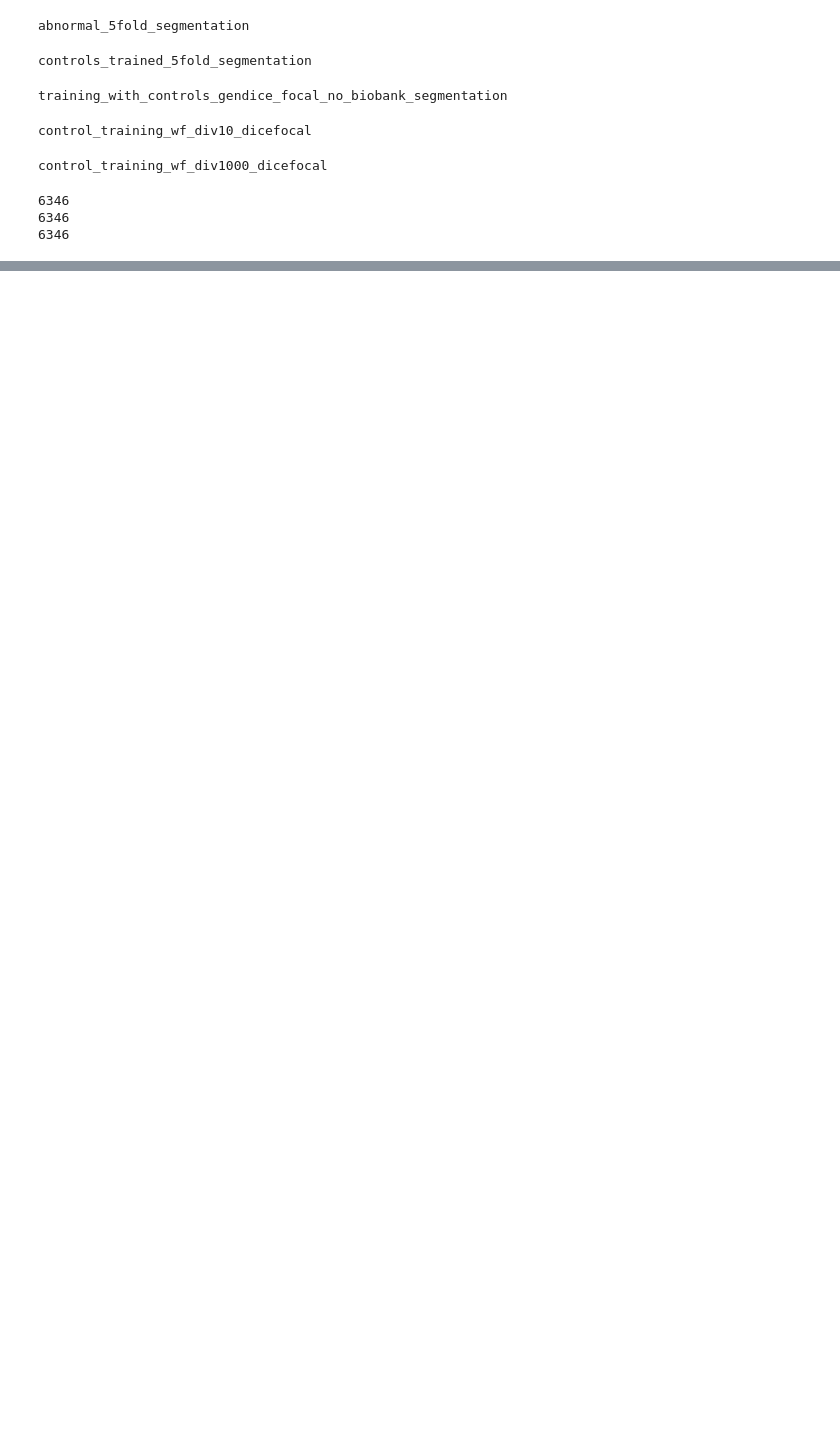
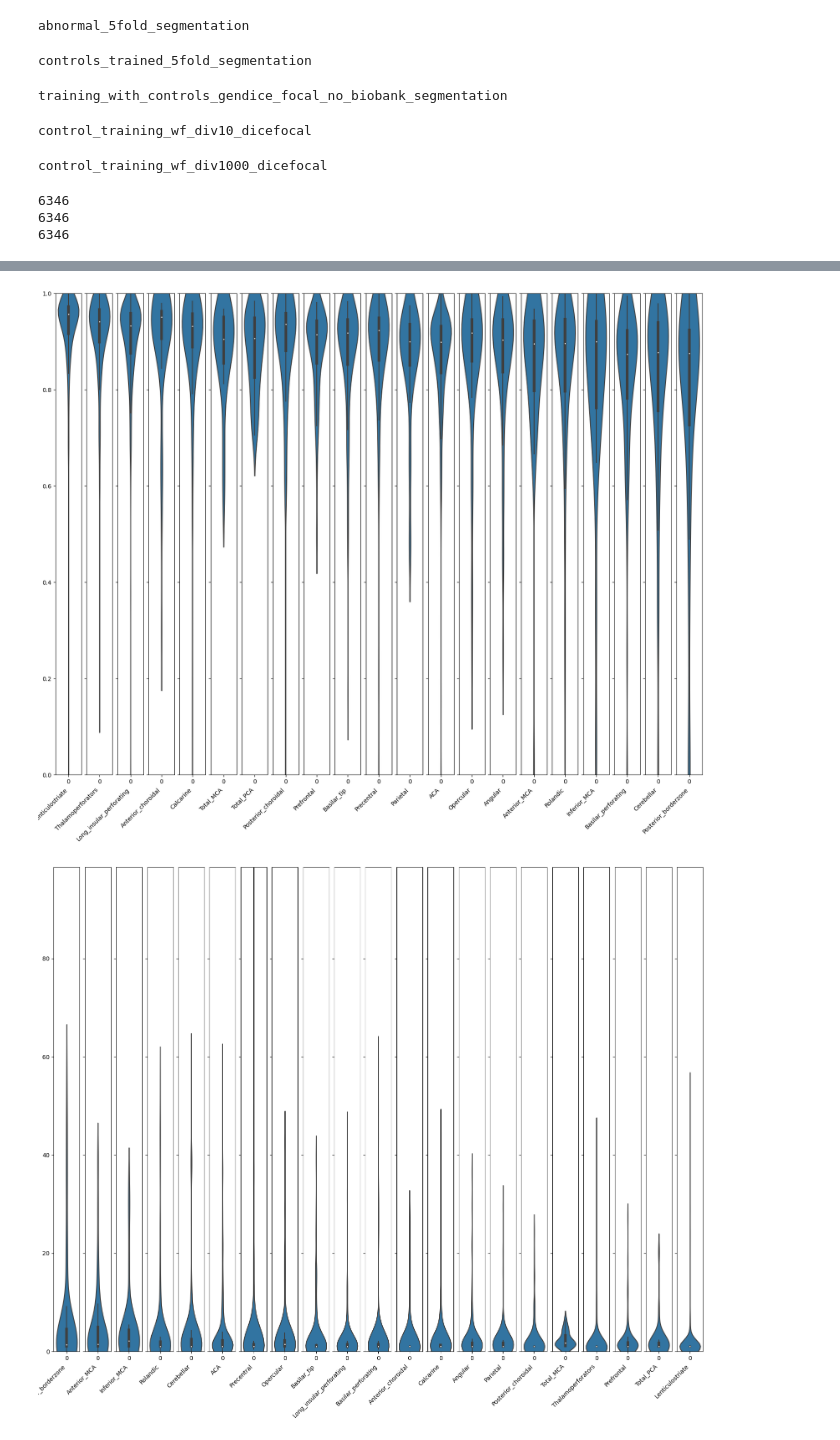
Before and after one commit to chrisfoulon/lesseg_unet, a Jupyter notebook: lesseg_unet/segmentatation_output_pipelines.ipynb, the cells around one changed output, grey strips where cells are left out. Drawn from its saved outputs; the diff is of its cells as text; code cells hidden in the pictures; blank space fills up the shorter version.

```diff
--- a/lesseg_unet/segmentatation_output_pipelines.ipynb
+++ b/lesseg_unet/segmentatation_output_pipelines.ipynb
@@ -564,0 +629,13 @@ Name: 0, dtype: object
+# %%
+from lesseg_unet.utils import create_perf_df_from_folds_root
+fold_root_folder = '/media/chrisfoulon/HDD2/final_training_set/control_training_wf_div1000_dicefocal'
+info_dict = open_json('/media/chrisfoulon/HDD2/final_training_set/cleaned_abnormal_b1000_info_dict_label_size.json')
+div1000_perf_df = create_perf_df_from_folds_root(fold_root_folder, info_dict)
+# save the div1000_perf_df in div1000_folder
+div1000_perf_df.to_csv(Path(fold_root_folder, 'complete_perf_df.csv'), columns=div1000_perf_df.columns)
+# print(len(div1000_perf_df))
+# perf_dict = div1000_perf_df.to_dict(orient='index')
+# print(len(perf_dict))
+# # save the perf_dict
+# if not len(perf_dict) > 3000:
+#     save_json(Path(fold_root_folder, 'complete_perf_dict.json'), perf_dict)
@@ -564,0 +672,13 @@ Name: 0, dtype: object
+# %%
+# print first row of df
+# print(div1000_perf_df.iloc[0])
+# convert div1000_perf_df to a dict with the column 'key' as keys
+perf_dict = {}
+print(len(div1000_perf_df))
+# print number of unique 'key' values
+print(len(div1000_perf_df['key'].unique()))
+for ind, row in tqdm(div1000_perf_df.iterrows()):
+    k = row['key']
+    perf_dict[k] = row.to_dict()
+print(len(perf_dict))
+# print first key and value
@@ -564,0 +832,9 @@ Name: 0, dtype: object
+# %%
+# use the function on the perf_dict for div1000 with dice_metric, distance and distance_ratio and volume_ratio
+plot_perf_violin_per_cluster(perf_dict, fold_root_folder, metric_name='dice_metric')
+plot_perf_violin_per_cluster(perf_dict, fold_root_folder, metric_name='distance', y_val_range=None)
+plot_perf_violin_per_cluster(perf_dict, fold_root_folder, metric_name='distance_ratio')
+plot_perf_violin_per_cluster(perf_dict, fold_root_folder, metric_name='volume_ratio', y_val_range=None)
+# %% [output]
+[figure, added]
+[figure, added]
```
Also changed, not shown: parts of 22 cells of this notebook, 2 other files.
